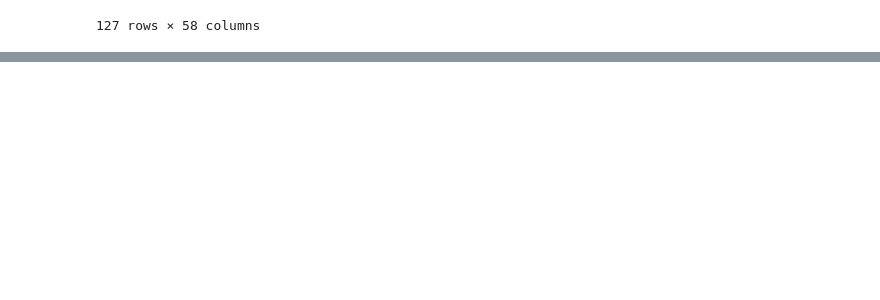
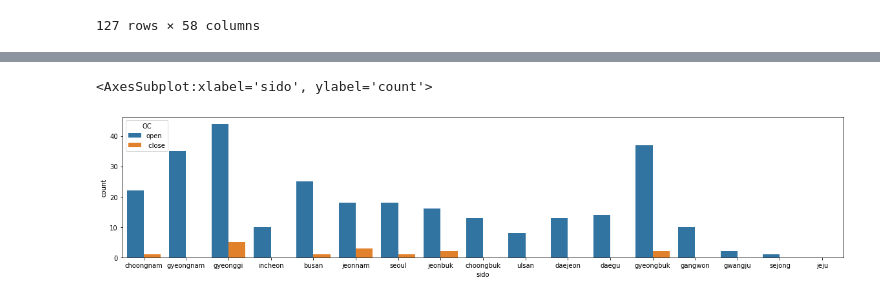
Before and after one commit to hhh6593/Dacon, a Jupyter notebook: Dacon_project_notebook.ipynb, the cells around one changed output, grey strips where cells are left out. Saved outputs shown, nothing was run; the diff lists cells and outputs as text; code cells hidden in the pictures; blank space fills up the shorter version.

```diff
--- a/Dacon_project_notebook.ipynb
+++ b/Dacon_project_notebook.ipynb
@@ -36,3 +41,6 @@ test
 | 125 | 430 | NaN | jeju | 76 | 20010201.0 | NaN | NaN | 4.892710e+10 | 4.157148e+10 | 4.721485e+09 | ... |
 | 126 | 431 | NaN | choongbuk | 163 | 19961216.0 | 96.0 | hospital | 1.092444e+10 | 1.168731e+09 | 8.709839e+09 | ... |
 127 rows × 58 columns
+# %%
+alldata=pd.concat([train, test])
+alldata
@@ -38,0 +64,3 @@ test
+# %%
+alldata['openDate']=alldata['openDate'].astype(str)
+alldata.info()
@@ -38,0 +85,3 @@ test
+# %%
+alldata['openDate']=alldata['openDate'].apply(lambda x : x.split('.')[0])
+alldata #openDate 소숫점 제거
@@ -38,0 +102,3 @@ test
+# %%
+alldata['openDate']=pd.to_datetime(alldata['openDate'])
+alldata
@@ -38,0 +134,6 @@ test
+# %%
+plt.figure(figsize=(20,4))
+sns.countplot(alldata['sido'], hue=alldata['OC'])
+# %% [output]
+<AxesSubplot:xlabel='sido', ylabel='count'>
+[figure, added]
```
Also changed, not shown: parts of 18 cells of this notebook.
